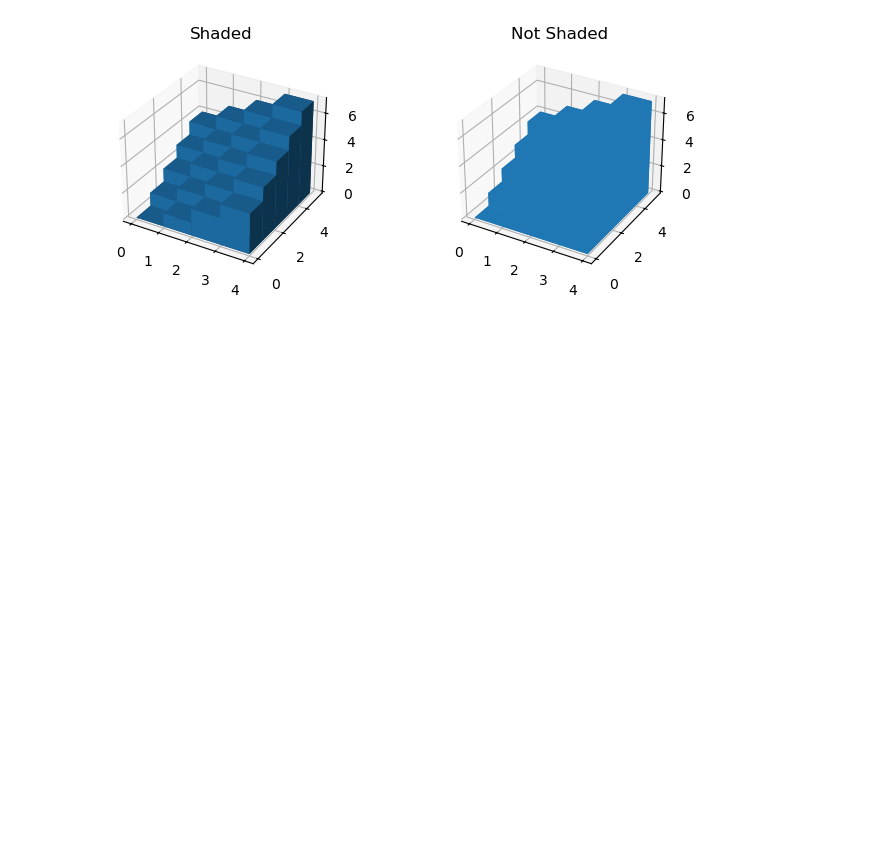
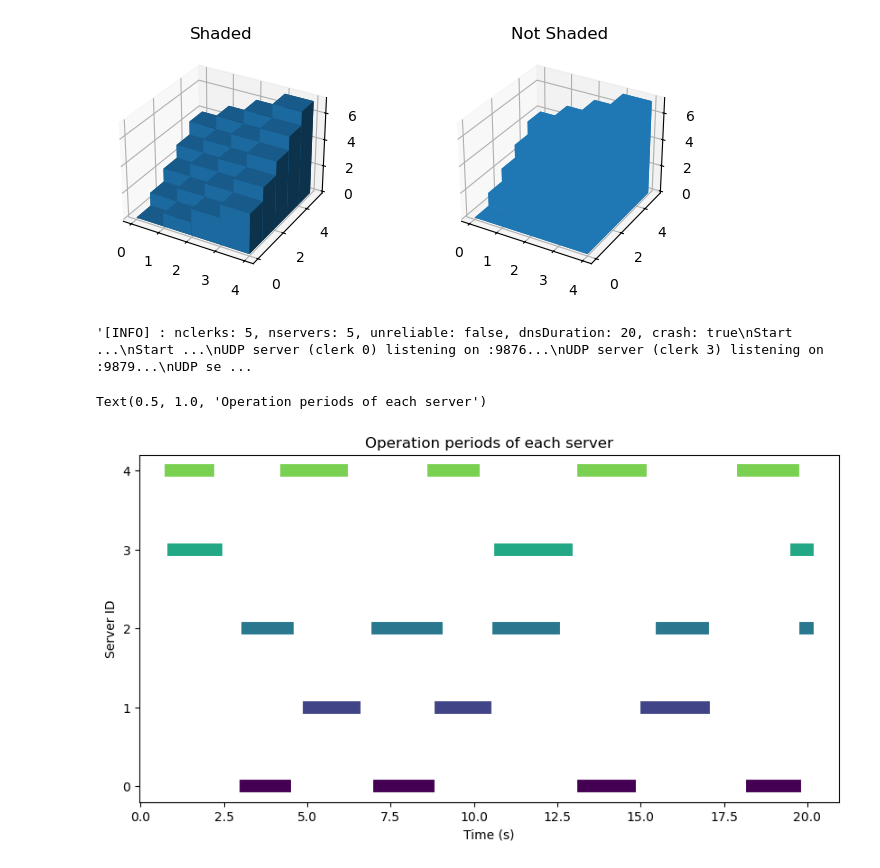
Before and after one commit to AmyTao/MyDNS, a Jupyter notebook: src/client_tests/vis_result.ipynb, the cells around one changed output. Drawn from its saved outputs; the diff is of its cells as text; code cells hidden in the pictures; blank space fills up the shorter version.

Commit message:
Added crash test logs & visualizer

```diff
--- a/src/client_tests/vis_result.ipynb
+++ b/src/client_tests/vis_result.ipynb
@@ -71,3 +71,50 @@ plt.show()
 [0 1 2 3 0 1 2 3 0 1 2 3 0 1 2 3 0 1 2 3] [0 0 0 0 1 1 1 1 2 2 2 2 3 3 3 3 4 4 4 4]
 [0 1 2 3 1 2 3 4 2 3 4 5 3 4 5 6 4 5 6 7]
 [figure]
+# %%
+with open('../crash_test_log.txt', 'r') as f:
+    log = f.read()
+
+log
+# %% [output]
+'[INFO] : nclerks: 5, nservers: 5, unreliable: false, dnsDuration: 20, crash: true\nStart ...\nStart ...\nUDP server (clerk 0) listening on :9876...\nUDP server (clerk 3) listening on :9879...\nUDP se ...
+# %%
+pattern = r'server (\d+).*?m\=\+(\d+\.\d+)'
+
+import re, itertools
+
+OFFSET = 0.1
+
+data = re.findall(pattern, log, re.DOTALL)
+
+# Sort the data by the server id
+sorted_data = sorted(data, key=lambda x: x[0])
+
+# Group the sorted data by the server id
+grouped_data = itertools.groupby(sorted_data, key=lambda x: x[0])
+
+# Save the grouped data to a dictionary (server_id: [list of values])
+server_data = {k: [float(v)-OFFSET for _, v in g] for k, g in grouped_data}
+
+# server_data
+# %%
+# Plot the operation periods of each server
+
+fig, ax = plt.subplots(figsize=(10, 5))
+
+for server_id, data in server_data.items():
+    data = data + [20] if len(data) % 2 == 1 else data
+    server_id = int(server_id)
+
+    cmap = plt.get_cmap('viridis')
+
+    for i in range(0, len(data), 2):
+        ax.plot([data[i], data[i+1]], [server_id, server_id], c=cmap(0.2 * server_id), lw=10)
+
+ax.set_yticks(list([float(x) for x in server_data.keys()]))
+ax.set_xlabel('Time (s)')
+ax.set_ylabel('Server ID')
+ax.set_title('Operation periods of each server')
+# %% [output]
+Text(0.5, 1.0, 'Operation periods of each server')
+[figure, added]
```
Also changed, not shown: parts of 1 cell of this notebook, 4 other files.
